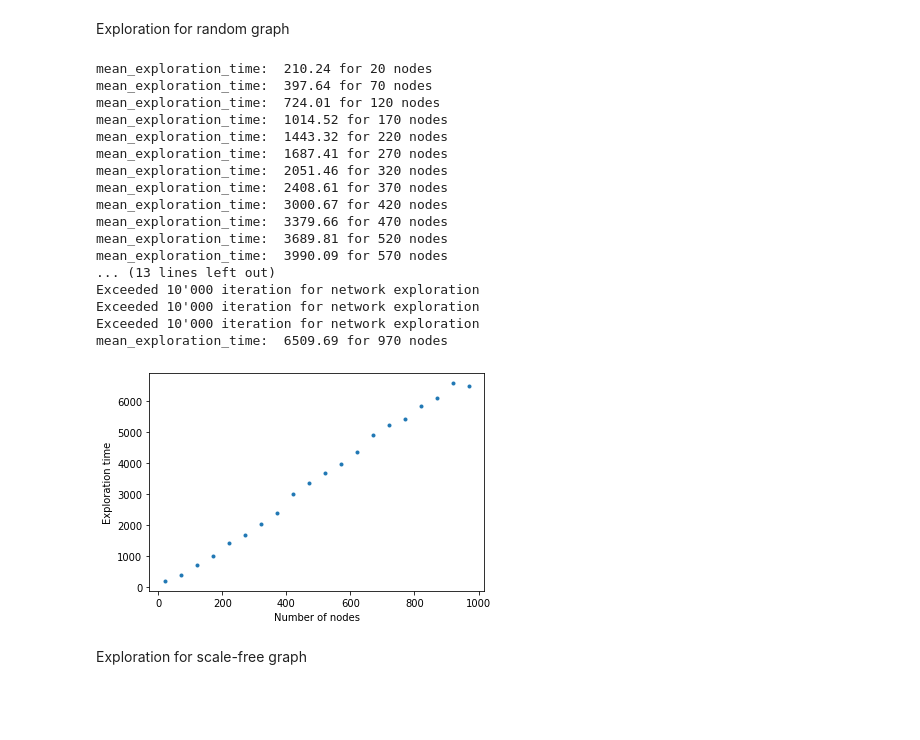
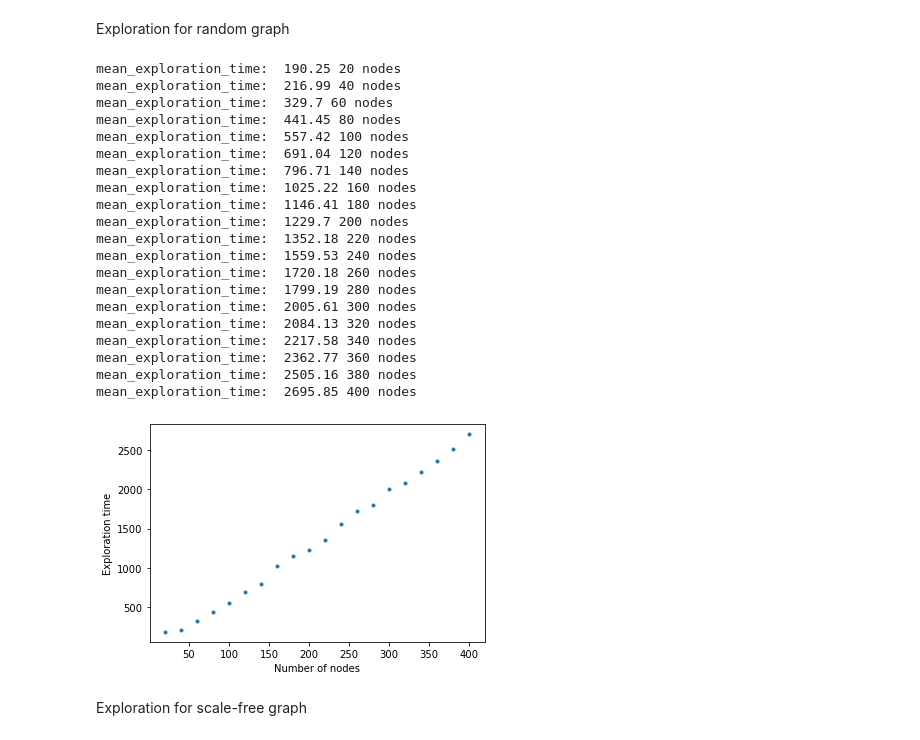
Before and after one commit to Ferri-00/Esame-Complessi, a Jupyter notebook: Exploration.ipynb, the cells around one changed output. Cells and saved outputs as stored; diff of their text form; code cells hidden in the pictures; blank space fills up the shorter version.

```diff
--- a/Exploration.ipynb
+++ b/Exploration.ipynb
@@ -12,7 +12,7 @@ import time
 import os
 # %%
 seed = np.random.RandomState()
-time_steps = int(1e4)
+time_steps = int(1e5)
 # t0 = time.time()
 
 explorations_per_graph=100
@@ -75,42 +75,45 @@ def time_nodes (G, explorations_per_graph):
 # %% [markdown]
 Exploration for random graph
 # %%
-N = [20+i*50 for i in range(20)] #vettore dei nodi dei diversi grafi
+N = [20+i*20 for i in range(20)] #vettore dei nodi dei diversi grafi
 P = 0.25
 Times = []
 
 #per ogni N creo un grafo e faccio una media dei tempi di esplorazione che plotto in funzione di N
 for i in range(len(N)):
     G = nx.erdos_renyi_graph(N[i], P)
     while min([d for n, d in G.degree()]) == 0:
           G = nx.erdos_renyi_graph(N[i], P)
     Times += [time_nodes(G, explorations_per_graph)]
 
 fig, ax = plt.subplots()
 
 ax.plot(N, Times, '.', label = 'exploration_time')
 ax.set_xlabel("Number of nodes")
 ax.set_ylabel("Exploration time")
 
 plt.show()
 # %% [output]
-mean_exploration_time:  210.24 for 20 nodes
-mean_exploration_time:  397.64 for 70 nodes
-mean_exploration_time:  724.01 for 120 nodes
-mean_exploration_time:  1014.52 for 170 nodes
-mean_exploration_time:  1443.32 for 220 nodes
-mean_exploration_time:  1687.41 for 270 nodes
-mean_exploration_time:  2051.46 for 320 nodes
-mean_exploration_time:  2408.61 for 370 nodes
-mean_exploration_time:  3000.67 for 420 nodes
-mean_exploration_time:  3379.66 for 470 nodes
-mean_exploration_time:  3689.81 for 520 nodes
-mean_exploration_time:  3990.09 for 570 nodes
-... (13 lines left out)
-Exceeded 10'000 iteration for network exploration
-Exceeded 10'000 iteration for network exploration
-Exceeded 10'000 iteration for network exploration
-mean_exploration_time:  6509.69 for 970 nodes
+mean_exploration_time:  190.25 20 nodes
+mean_exploration_time:  216.99 40 nodes
+mean_exploration_time:  329.7 60 nodes
+mean_exploration_time:  441.45 80 nodes
+mean_exploration_time:  557.42 100 nodes
+mean_exploration_time:  691.04 120 nodes
+mean_exploration_time:  796.71 140 nodes
+mean_exploration_time:  1025.22 160 nodes
+mean_exploration_time:  1146.41 180 nodes
+mean_exploration_time:  1229.7 200 nodes
+mean_exploration_time:  1352.18 220 nodes
+mean_exploration_time:  1559.53 240 nodes
+mean_exploration_time:  1720.18 260 nodes
+mean_exploration_time:  1799.19 280 nodes
+mean_exploration_time:  2005.61 300 nodes
+mean_exploration_time:  2084.13 320 nodes
+mean_exploration_time:  2217.58 340 nodes
+mean_exploration_time:  2362.77 360 nodes
+mean_exploration_time:  2505.16 380 nodes
+mean_exploration_time:  2695.85 400 nodes
-[figure, old version]
+[figure, new version]
 # %% [markdown]
 Exploration for scale-free graph
```
Also changed, not shown: parts of 3 cells of this notebook.
